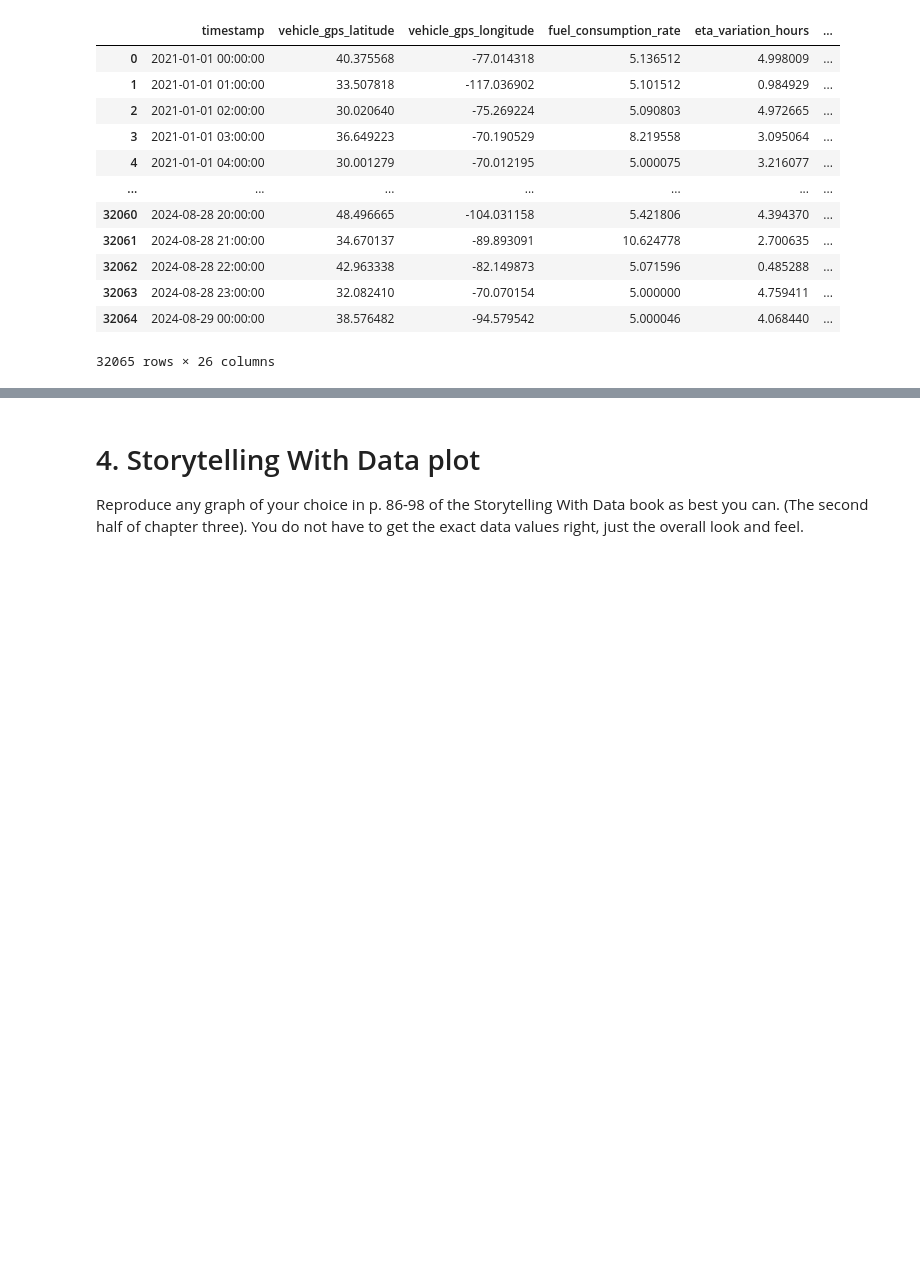
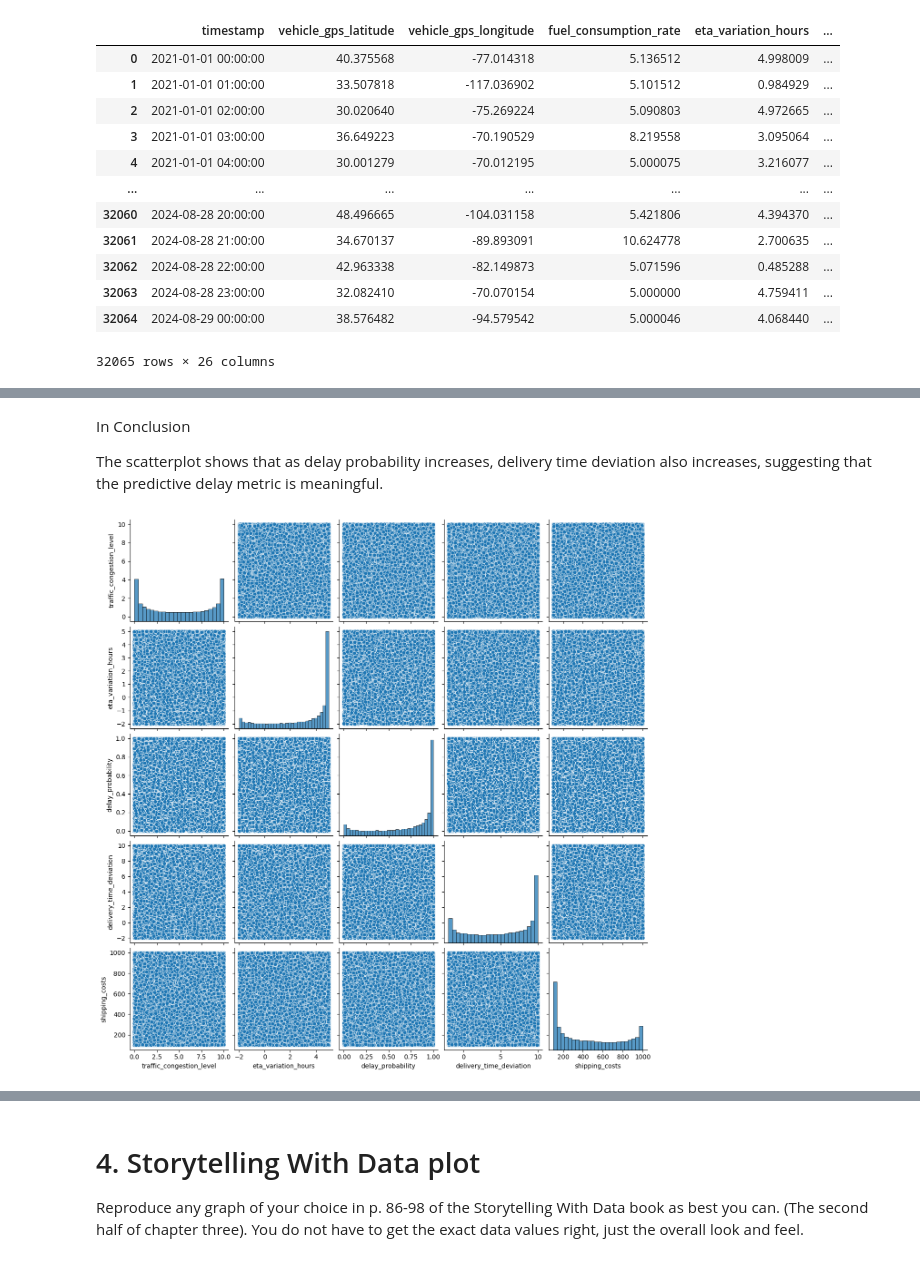
Before and after one commit to akamatt1/OMDS-ModB2-WeeklyAssignments, a Jupyter notebook: OMDS-ModB2-Week6-Affum-Matt.ipynb, the cells around one changed output, grey strips where cells are left out. Cells and saved outputs as stored; diff of their text form; code cells hidden in the pictures; blank space fills up the shorter version.

```diff
--- a/OMDS-ModB2-Week6-Affum-Matt.ipynb
+++ b/OMDS-ModB2-Week6-Affum-Matt.ipynb
@@ -83,0 +162,17 @@ df
+# %% [markdown]
+In Conclusion
+
+The scatterplot shows that as delay probability increases, delivery time deviation also increases, suggesting that the predictive delay metric is meaningful.
+# %%
+cols = [
+    'traffic_congestion_level',
+    'eta_variation_hours',
+    'delay_probability',
+    'delivery_time_deviation',
+    'shipping_costs'
+]
+
+sns.pairplot(df[cols])
+plt.show()
+# %% [output]
+[figure, added]
```
Also changed, not shown: parts of 13 cells of this notebook, 1 other file.
